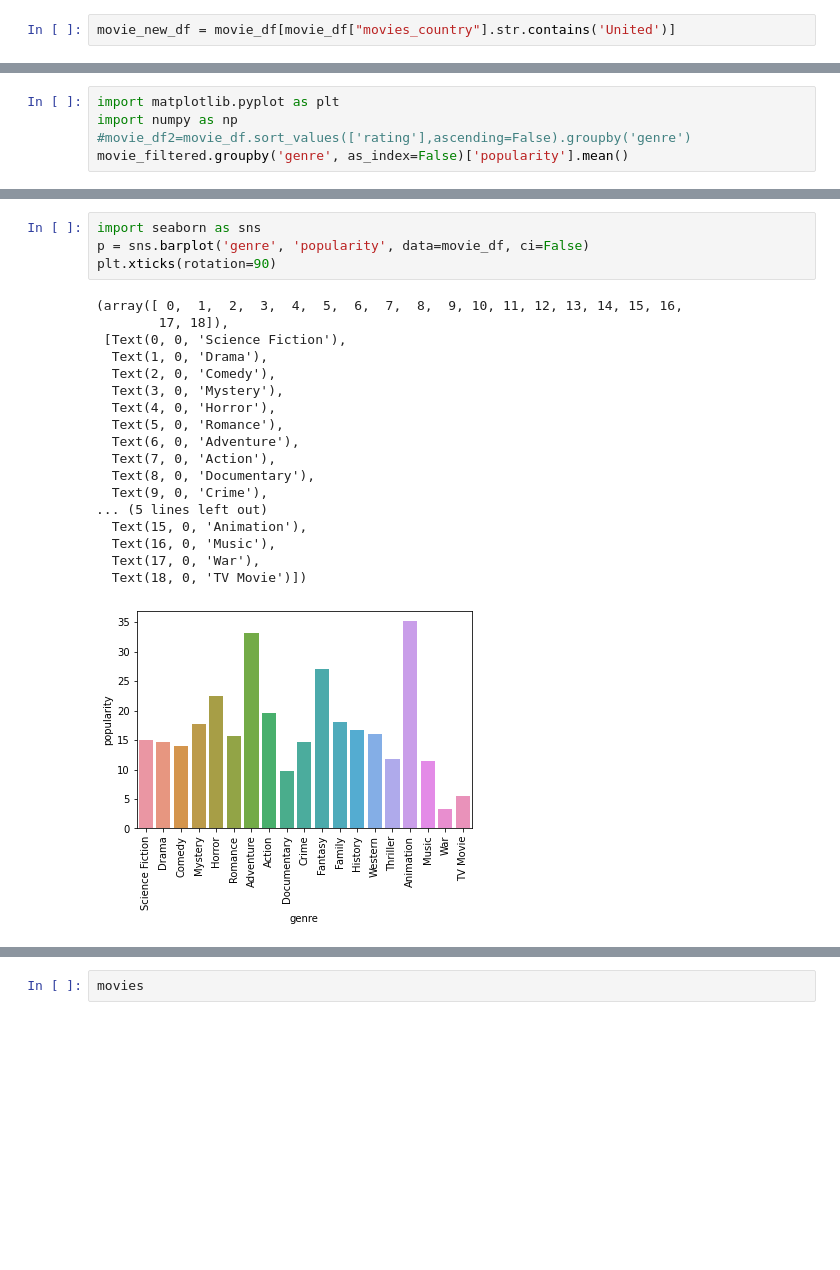
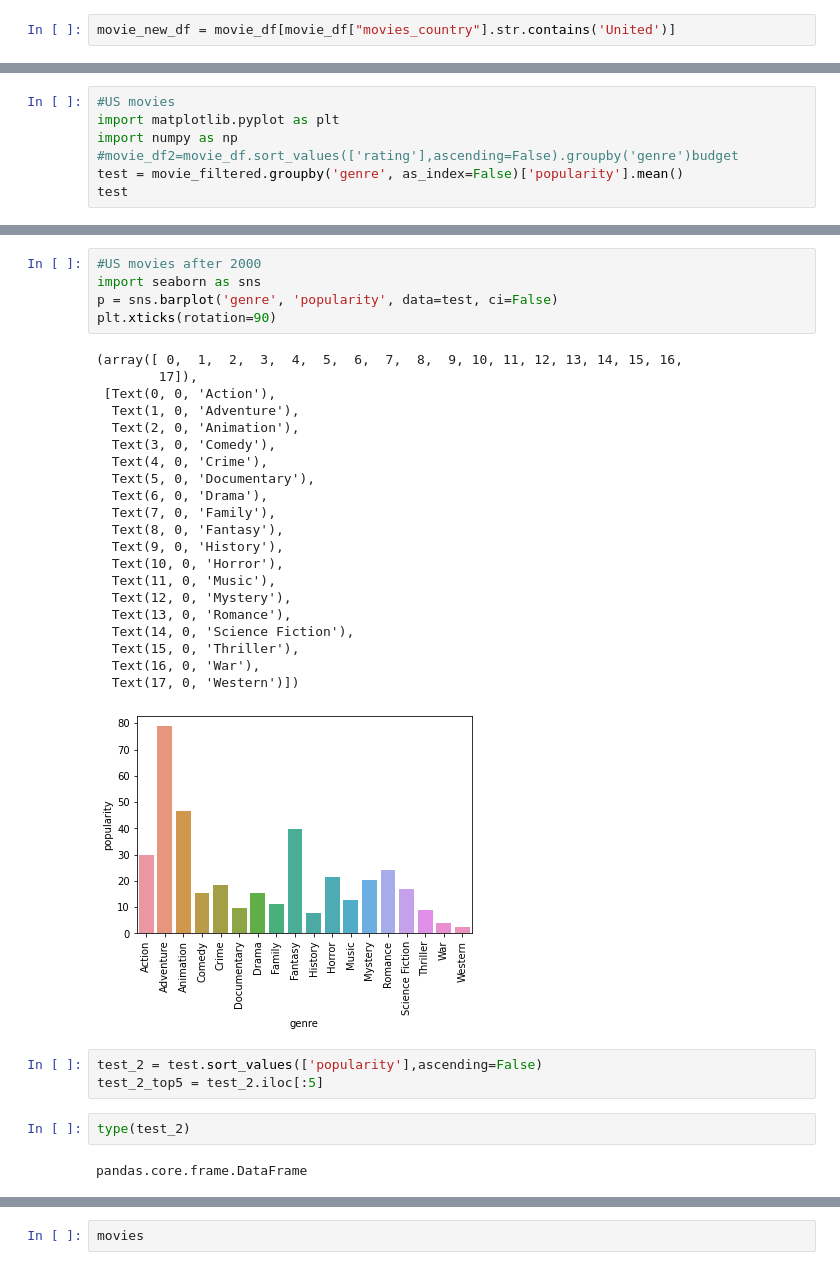
Before and after one commit to rdjames1996/Project-3-film-dashboard, a Jupyter notebook: Roy/project3.ipynb, the cells around one changed output, grey strips where cells are left out. Saved outputs shown, nothing was run; the diff lists cells and outputs as text; blank space fills up the shorter version.

```diff
--- a/Roy/project3.ipynb
+++ b/Roy/project3.ipynb
@@ -172,7 +303,9 @@ movie_filtered
 # %%
+#US movies
 import matplotlib.pyplot as plt
 import numpy as np
-#movie_df2=movie_df.sort_values(['rating'],ascending=False).groupby('genre')
-movie_filtered.groupby('genre', as_index=False)['popularity'].mean()
+#movie_df2=movie_df.sort_values(['rating'],ascending=False).groupby('genre')budget
+test = movie_filtered.groupby('genre', as_index=False)['popularity'].mean()
+test
 # %% [output]
 |  | genre | popularity |
@@ -195,23 +328,34 @@ movie_filtered.groupby('genre', as_index=False)['popularity'].mean()
 # %%
+#US movies after 2000
 import seaborn as sns
-p = sns.barplot('genre', 'popularity', data=movie_df, ci=False)
+p = sns.barplot('genre', 'popularity', data=test, ci=False)
 plt.xticks(rotation=90)
 # %% [output]
 (array([ 0,  1,  2,  3,  4,  5,  6,  7,  8,  9, 10, 11, 12, 13, 14, 15, 16,
-        17, 18]),
- [Text(0, 0, 'Science Fiction'),
-  Text(1, 0, 'Drama'),
-  Text(2, 0, 'Comedy'),
-  Text(3, 0, 'Mystery'),
-  Text(4, 0, 'Horror'),
-  Text(5, 0, 'Romance'),
-  Text(6, 0, 'Adventure'),
-  Text(7, 0, 'Action'),
-  Text(8, 0, 'Documentary'),
-  Text(9, 0, 'Crime'),
-... (5 lines left out)
-  Text(15, 0, 'Animation'),
-  Text(16, 0, 'Music'),
-  Text(17, 0, 'War'),
-  Text(18, 0, 'TV Movie')])
+        17]),
+ [Text(0, 0, 'Action'),
+  Text(1, 0, 'Adventure'),
+  Text(2, 0, 'Animation'),
+  Text(3, 0, 'Comedy'),
+  Text(4, 0, 'Crime'),
+  Text(5, 0, 'Documentary'),
+  Text(6, 0, 'Drama'),
+  Text(7, 0, 'Family'),
+  Text(8, 0, 'Fantasy'),
+  Text(9, 0, 'History'),
+  Text(10, 0, 'Horror'),
+  Text(11, 0, 'Music'),
+  Text(12, 0, 'Mystery'),
+  Text(13, 0, 'Romance'),
+  Text(14, 0, 'Science Fiction'),
+  Text(15, 0, 'Thriller'),
+  Text(16, 0, 'War'),
+  Text(17, 0, 'Western')])
-[figure, old version]
+[figure, new version]
+# %%
+test_2 = test.sort_values(['popularity'],ascending=False)
+test_2_top5 = test_2.iloc[:5]
+# %%
+type(test_2)
+# %% [output]
+pandas.core.frame.DataFrame
```
Also changed, not shown: parts of 22 cells of this notebook, 12 other files.
